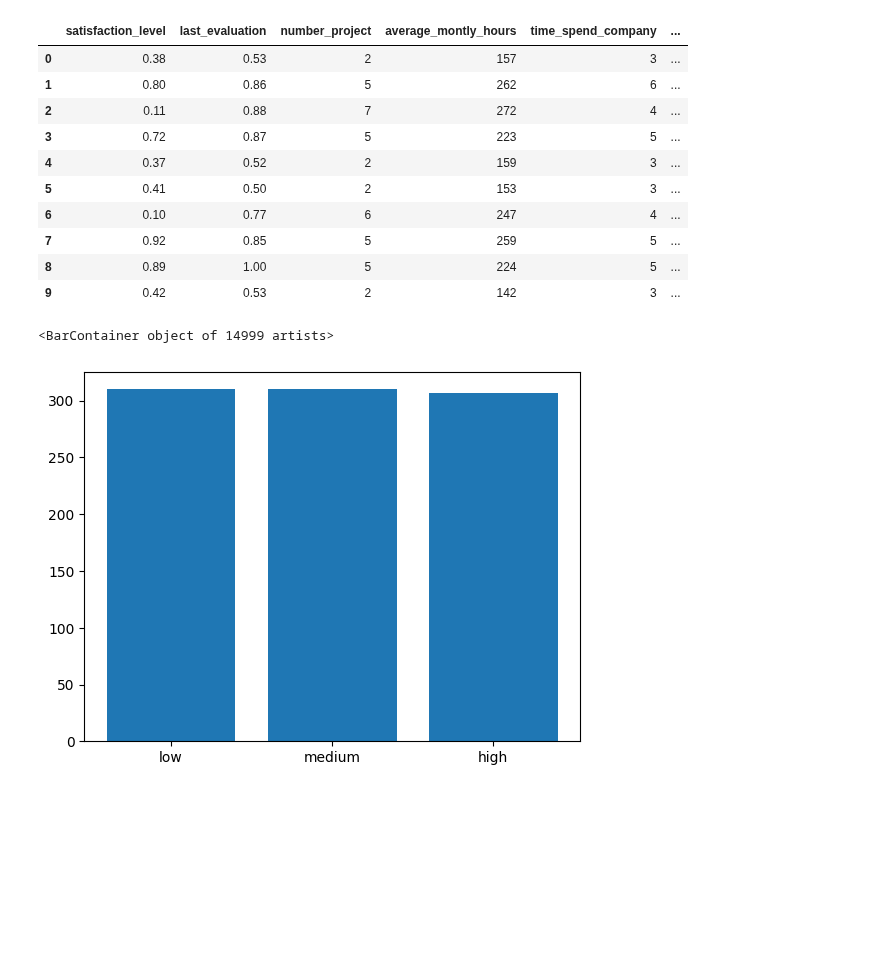
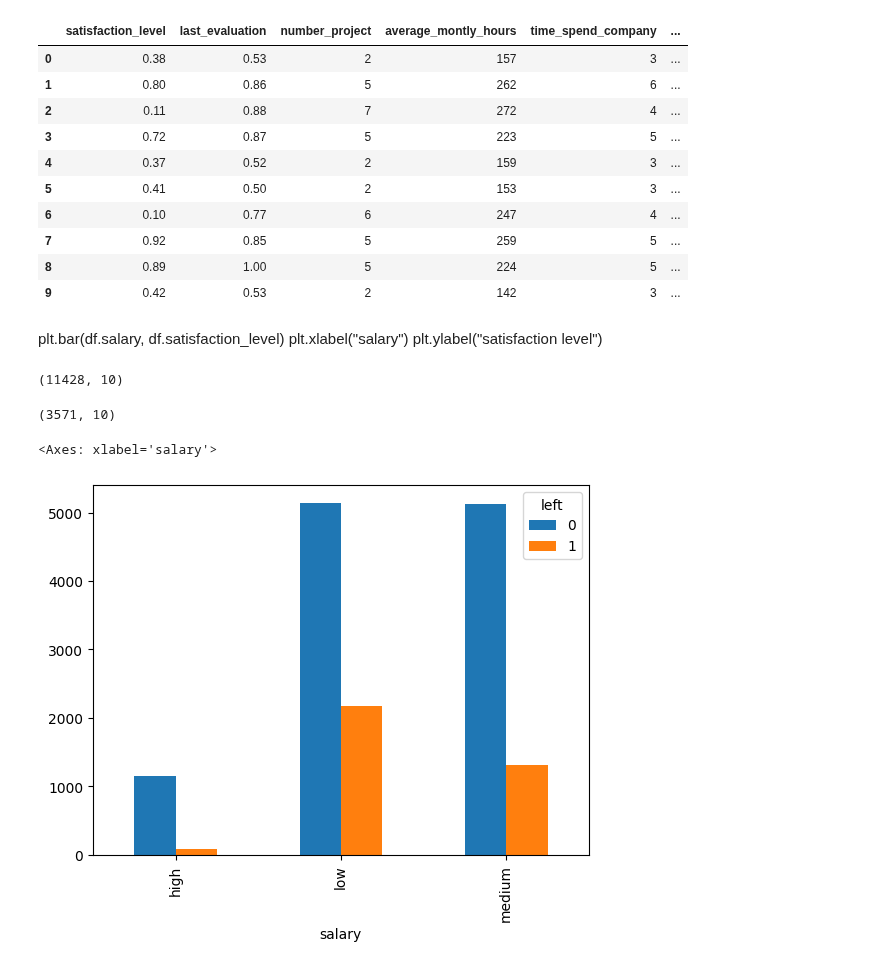
Before and after one commit to shristi209/Learning_ML, a Jupyter notebook: Supervised/Regression/logistic_regression.ipynb, the cells around one changed output. Cells and saved outputs as stored; diff of their text form; code cells hidden in the pictures; blank space fills up the shorter version.

```diff
--- a/Supervised/Regression/logistic_regression.ipynb
+++ b/Supervised/Regression/logistic_regression.ipynb
@@ -24,8 +26,17 @@ df.head(10)
 # %%
 from sklearn.linear_model import LogisticRegression
 import matplotlib.pyplot as plt
-# %%
-plt.bar(df.salary, df.average_montly_hours)
-# %% [output]
-<BarContainer object of 14999 artists>
-[figure, removed]
+# %% [markdown]
+plt.bar(df.salary, df.satisfaction_level)
+plt.xlabel("salary")
+plt.ylabel("satisfaction level")
+# %%
+not_left=df[df.left==0]
+not_left.shape
+# %% [output]
+(11428, 10)
+# %%
+left=df[df.left==1]
+left.shape
+# %% [output]
+(3571, 10)
@@ -31,0 +45,5 @@ plt.bar(df.salary, df.average_montly_hours)
+# %%
+pd.crosstab(df.salary, df.left).plot(kind='bar')
+# %% [output]
+<Axes: xlabel='salary'>
+[figure, added]
```
Also changed, not shown: parts of 14 cells of this notebook.
